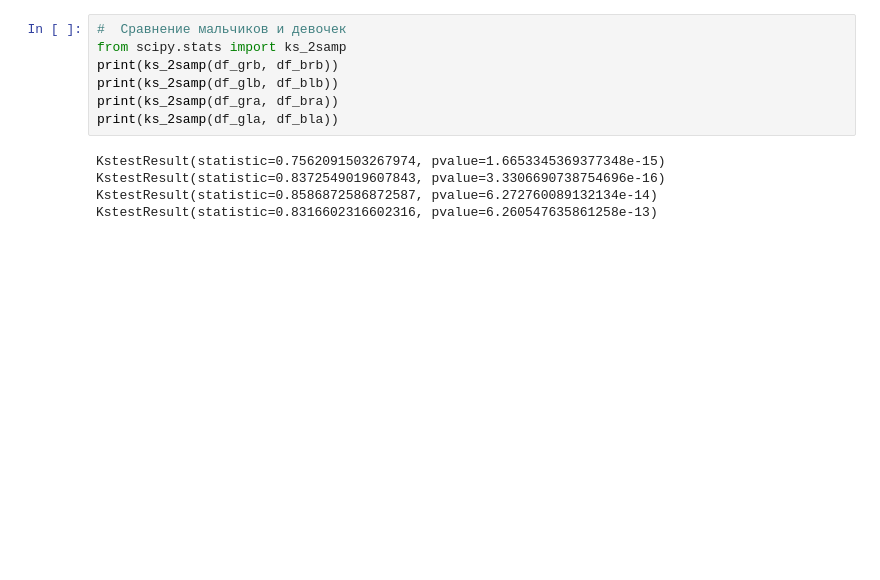
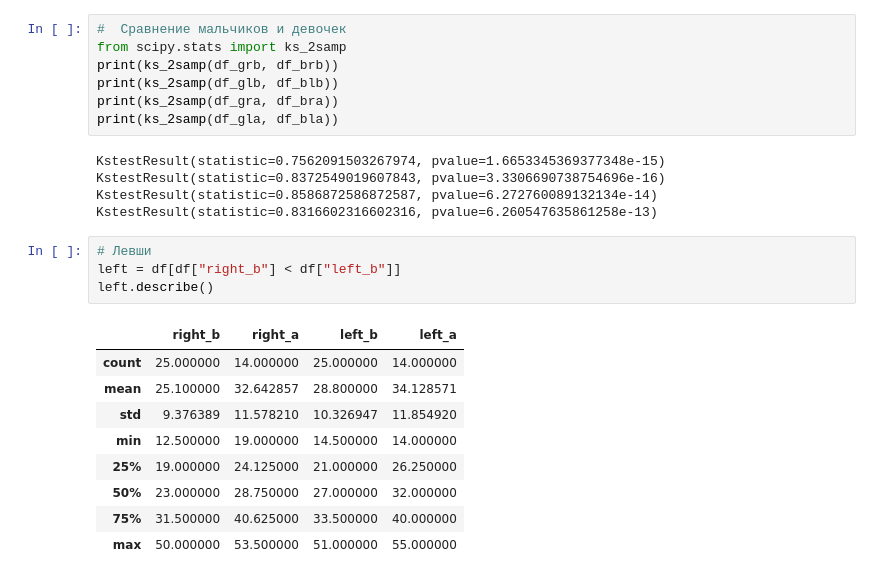
Before and after one commit to theaspect/statistics, a Jupyter notebook: work/hand.ipynb, the cells around one changed output. Drawn from its saved outputs; the diff is of its cells as text; blank space fills up the shorter version.

```diff
--- a/work/hand.ipynb
+++ b/work/hand.ipynb
@@ -306,3 +306,17 @@ KstestResult(statistic=0.7562091503267974, pvalue=1.6653345369377348e-15)
 KstestResult(statistic=0.8372549019607843, pvalue=3.3306690738754696e-16)
 KstestResult(statistic=0.8586872586872587, pvalue=6.272760089132134e-14)
 KstestResult(statistic=0.8316602316602316, pvalue=6.260547635861258e-13)
+# %%
+# Левши
+left = df[df["right_b"] < df["left_b"]]
+left.describe()
+# %% [output]
+|  | right_b | right_a | left_b | left_a |
+| count | 25.000000 | 14.000000 | 25.000000 | 14.000000 |
+| mean | 25.100000 | 32.642857 | 28.800000 | 34.128571 |
+| std | 9.376389 | 11.578210 | 10.326947 | 11.854920 |
+| min | 12.500000 | 19.000000 | 14.500000 | 14.000000 |
+| 25% | 19.000000 | 24.125000 | 21.000000 | 26.250000 |
+| 50% | 23.000000 | 28.750000 | 27.000000 | 32.000000 |
+| 75% | 31.500000 | 40.625000 | 33.500000 | 40.000000 |
+| max | 50.000000 | 53.500000 | 51.000000 | 55.000000 |
```
Also changed, not shown: parts of 5 cells of this notebook.
